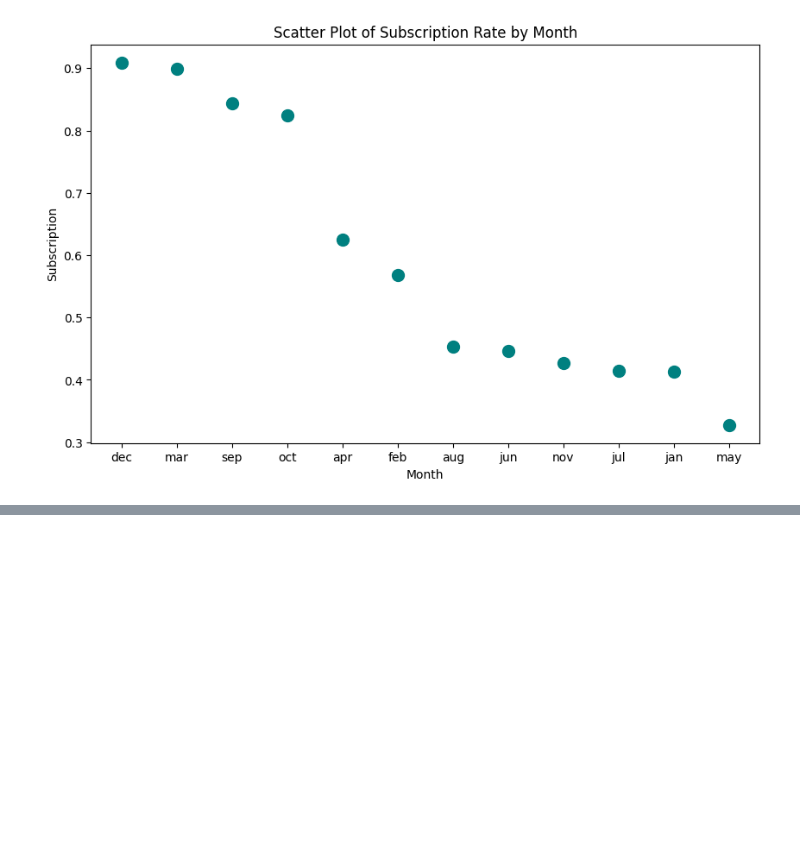
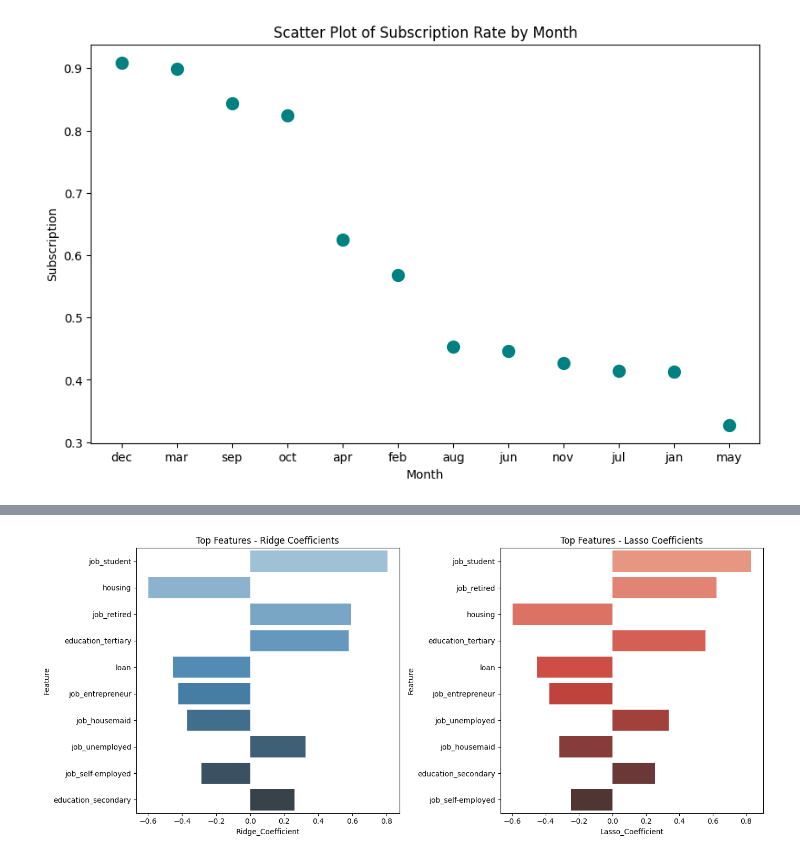
Before and after one commit to Naomi-N-w/Phase-3-Project, a Jupyter notebook: End Of Phase 3 Project.ipynb, the cells around one changed output, grey strips where cells are left out. Saved outputs shown, nothing was run; the diff lists cells and outputs as text; code cells hidden in the pictures; blank space fills up the shorter version.

Commit message:
modelling

```diff
--- a/End Of Phase 3 Project.ipynb
+++ b/End Of Phase 3 Project.ipynb
@@ -491,0 +340,16 @@ x_test_poly = poly.transform(x_test_scaled)
+# %%
+# Splitting data
+from sklearn.model_selection  import train_test_split
+
+X_train, X_test, y_train, y_test = train_test_split(X1, y1, test_size=0.3, random_state=2)
+# %%
+from sklearn.linear_model import LogisticRegression
+
+ridge = LogisticRegression(penalty='l2', solver='liblinear')
+lasso = LogisticRegression(penalty='l1', solver='liblinear')
+
+ridge.fit(X_train, y_train)
+lasso.fit(X_train, y_train)
+
+ridge_coefs = ridge.coef_.flatten()
+lasso_coefs = lasso.coef_.flatten()
@@ -491,0 +360,7 @@ x_test_poly = poly.transform(x_test_scaled)
+# %%
+# ridge and lasso coefficients
+coefs_df = pd.DataFrame({'Feature': X_train.columns, 'Ridge_Coefficient': ridge_coefs, 'Lasso_Coefficient': lasso_coefs})
+
+coefs_df = coefs_df.sort_values(by='Lasso_Coefficient', key=abs, ascending=False)
+
+print(coefs_df)
@@ -491,0 +385,23 @@ x_test_poly = poly.transform(x_test_scaled)
+# %%
+top_n = 10
+top_features = coefs_df.head(top_n)
+
+ridge = top_features[['Feature', 'Ridge_Coefficient']].sort_values(by='Ridge_Coefficient', key=abs, ascending=False)
+lasso = top_features[['Feature', 'Lasso_Coefficient']].sort_values(by='Lasso_Coefficient', key=abs, ascending=False)
+
+fig, ax = plt.subplots(1, 2, figsize=(14, 6))
+
+# Ridge plot
+sns.barplot(x='Ridge_Coefficient', y='Feature', data=ridge, palette='Blues_d', ax=ax[0])
+ax[0].set_title("Top Features - Ridge Coefficients")
+ax[0].tick_params(axis='y', labelsize=10)
+
+# Lasso plot
+sns.barplot(x='Lasso_Coefficient', y='Feature', data=lasso, palette='Reds_d', ax=ax[1])
+ax[1].set_title("Top Features - Lasso Coefficients")
+ax[1].tick_params(axis='y', labelsize=10)
+
+plt.tight_layout()
+plt.show()
+# %% [output]
+[figure, added]
```
Also changed, not shown: parts of 65 cells of this notebook.
